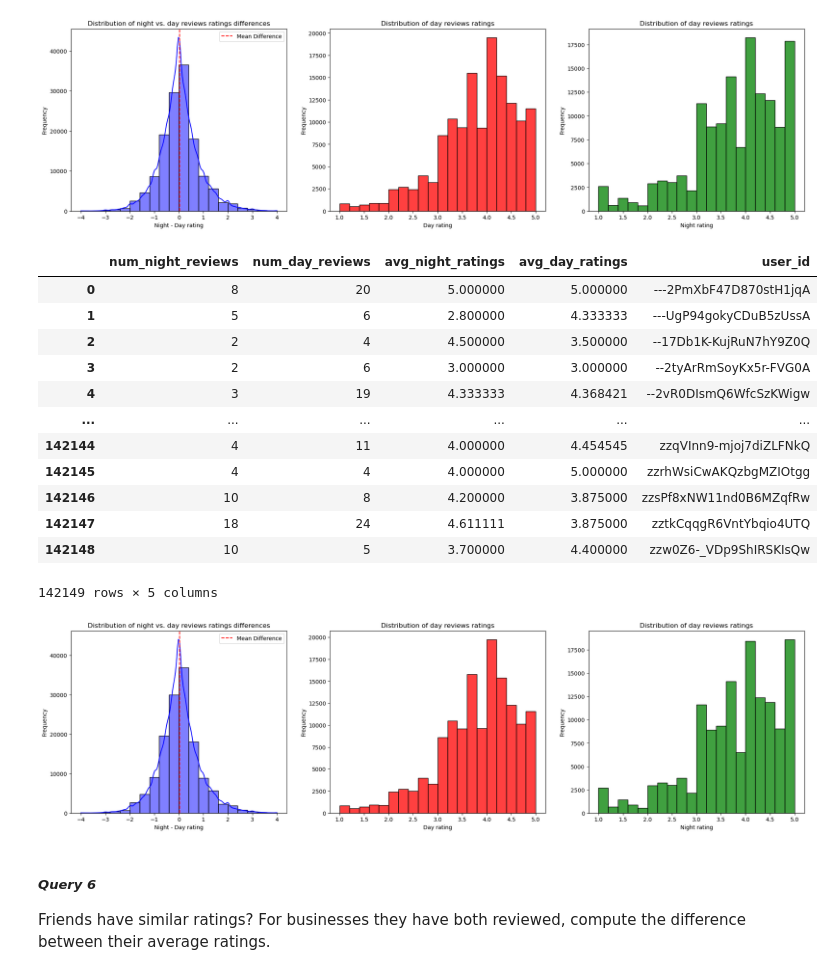
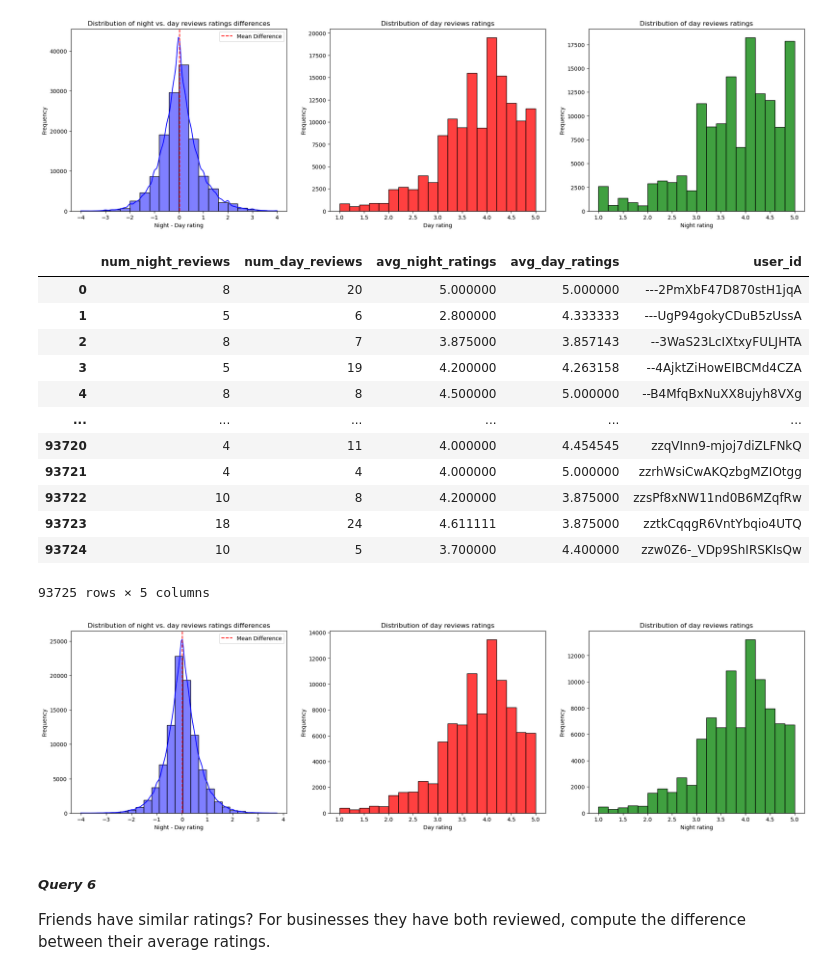
Before and after one commit to Vitali-Matteo/SMBUD-Project, a Jupyter notebook: Queries.ipynb, the cells around one changed output. Drawn from its saved outputs; the diff is of its cells as text; code cells hidden in the pictures.

```diff
--- a/Queries.ipynb
+++ b/Queries.ipynb
@@ -703,6 +747,13 @@ plt.show()
 # %%
 #Same result can be obtained with the following query
 query_results = db["reviews"].aggregate([{
+                                              "$project" : {
+                                                  "user_id" : 1,
+                                                  "date" : 1,
+                                                  "stars" : 1
+                                              }
+                                         },
+                                         {
                                              "$addFields" : {
                                                  "reviewHour" : {
                                                      "$hour": "$date"
@@ -724,7 +775,7 @@ query_results = db["reviews"].aggregate([{
                                                  "_id" : "$user_id",
                                                  "num_night_reviews" : {
                                                      "$sum" : {
-                                                         #"$cond" opeartor let us specify a if-then-else like condition. In thins case if "$is_night" == True, we sum 1, otherwise 0
+                                                         #"$cond" opeartor let us specify a if-then-else like condition. In thins case if "$is_night" == True, we sum 1 ($cond returns 1), otherwise 0
                                                          "$cond" : ["$is_night", 1, 0]
                                                      }
                                                  },
@@ -735,6 +786,7 @@ query_results = db["reviews"].aggregate([{
                                                  },
                                                  "avg_night_ratings" : {
                                                      "$avg" : {
+                                                         #When $avg is preseted with "None", it skips it
                                                          "$cond" : ["$is_night", "$stars", None]
                                                      }
                                                  },
@@ -748,7 +800,7 @@ query_results = db["reviews"].aggregate([{
                                          {
                                              "$match": {
                                                  "num_night_reviews" : {
-                                                     "$gte": 2
+                                                     "$gte": 4
                                                  },
                                                  "num_day_reviews" : {
                                                      "$gte": 4
@@ -772,43 +824,43 @@ df
 |  | num_night_reviews | num_day_reviews | avg_night_ratings | avg_day_ratings | user_id |
 | 0 | 8 | 20 | 5.000000 | 5.000000 | ---2PmXbF47D870stH1jqA |
 | 1 | 5 | 6 | 2.800000 | 4.333333 | ---UgP94gokyCDuB5zUssA |
-| 2 | 2 | 4 | 4.500000 | 3.500000 | --17Db1K-KujRuN7hY9Z0Q |
-| 3 | 2 | 6 | 3.000000 | 3.000000 | --2tyArRmSoyKx5r-FVG0A |
-| 4 | 3 | 19 | 4.333333 | 4.368421 | --2vR0DIsmQ6WfcSzKWigw |
+| 2 | 8 | 7 | 3.875000 | 3.857143 | --3WaS23LcIXtxyFULJHTA |
+| 3 | 5 | 19 | 4.200000 | 4.263158 | --4AjktZiHowEIBCMd4CZA |
+| 4 | 8 | 8 | 4.500000 | 5.000000 | --B4MfqBxNuXX8ujyh8VXg |
 | ... | ... | ... | ... | ... | ... |
-| 142144 | 4 | 11 | 4.000000 | 4.454545 | zzqVInn9-mjoj7diZLFNkQ |
-| 142145 | 4 | 4 | 4.000000 | 5.000000 | zzrhWsiCwAKQzbgMZIOtgg |
-| 142146 | 10 | 8 | 4.200000 | 3.875000 | zzsPf8xNW11nd0B6MZqfRw |
-| 142147 | 18 | 24 | 4.611111 | 3.875000 | zztkCqqgR6VntYbqio4UTQ |
-| 142148 | 10 | 5 | 3.700000 | 4.400000 | zzw0Z6-_VDp9ShIRSKIsQw |
+| 93720 | 4 | 11 | 4.000000 | 4.454545 | zzqVInn9-mjoj7diZLFNkQ |
+| 93721 | 4 | 4 | 4.000000 | 5.000000 | zzrhWsiCwAKQzbgMZIOtgg |
+| 93722 | 10 | 8 | 4.200000 | 3.875000 | zzsPf8xNW11nd0B6MZqfRw |
+| 93723 | 18 | 24 | 4.611111 | 3.875000 | zztkCqqgR6VntYbqio4UTQ |
+| 93724 | 10 | 5 | 3.700000 | 4.400000 | zzw0Z6-_VDp9ShIRSKIsQw |
-142149 rows × 5 columns
+93725 rows × 5 columns
 # %%
 fig, axs = plt.subplots(1, 3, figsize = (24, 6))
 
 diff = df["avg_day_ratings"] - df["avg_night_ratings"]
 
 #Histogram for night - day reviews ratings
-sns.histplot(diff, kde = True, bins = 20, color = "blue", ax = axs[0])
+sns.histplot(diff, kde = True, bins = 25, color = "blue", ax = axs[0])
 axs[0].axvline(diff.mean(), color = "red", linestyle = "--", label = "Mean Difference")
 axs[0].set_title("Distribution of night vs. day reviews ratings differences")
 axs[0].set_xlabel("Night - Day rating")
 axs[0].set_ylabel("Frequency")
 axs[0].legend()
 
 #Histogram for night - day reviews ratings
 sns.histplot(df["avg_day_ratings"], color = "red", bins = 20, ax = axs[1])
 axs[1].set_title("Distribution of day reviews ratings")
 axs[1].set_xlabel("Day rating")
 axs[1].set_ylabel("Frequency")
 
 #Histogram for night - day reviews ratings
 sns.histplot(df["avg_night_ratings"], color = "green", bins = 20, ax = axs[2])
 axs[2].set_title("Distribution of day reviews ratings")
 axs[2].set_xlabel("Night rating")
 axs[2].set_ylabel("Frequency")
 
 plt.show()
 # %% [output]
-[figure, old version]
+[figure, new version]
 # %% [markdown]
 ##### ***Query 6***
```
Also changed, not shown: parts of 16 cells of this notebook, 9 other files.
